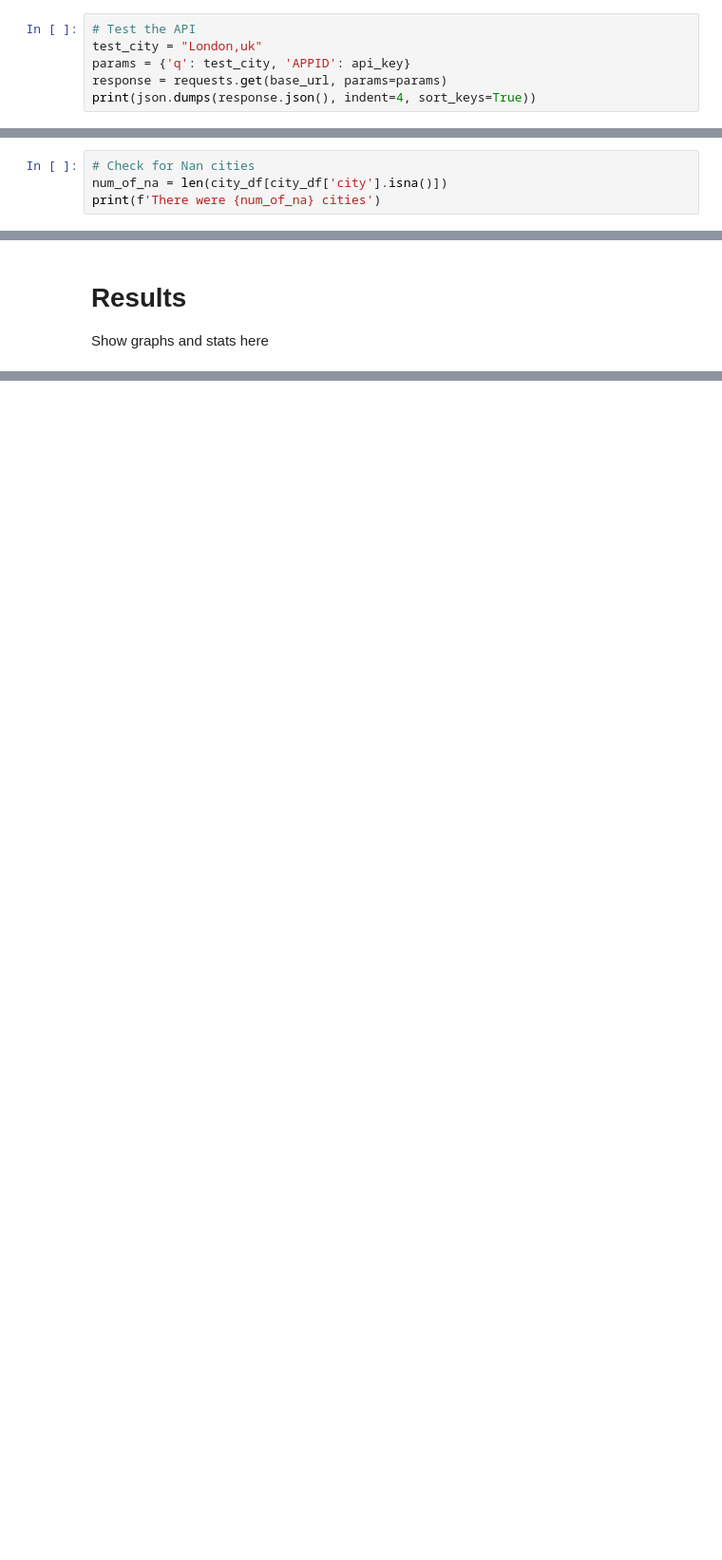
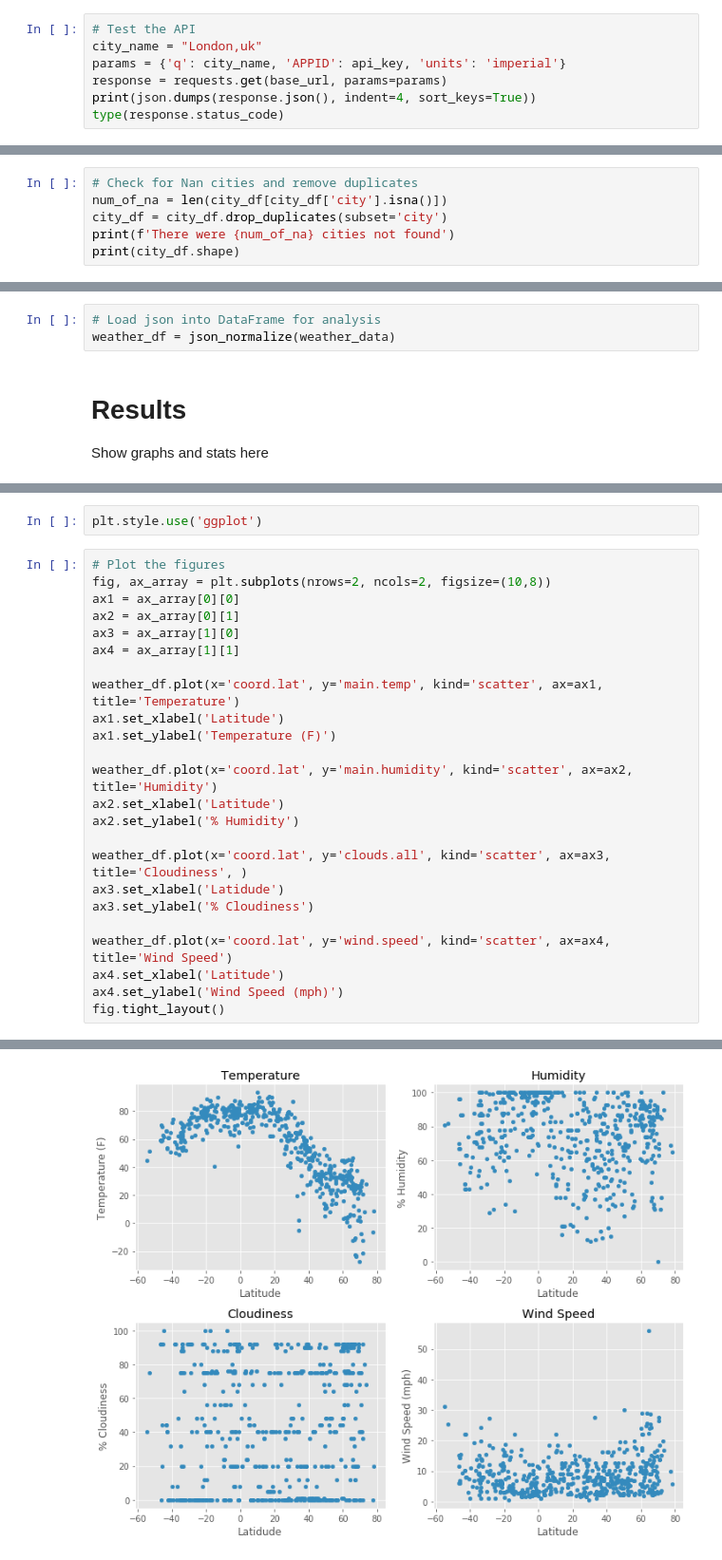
Before and after one commit to mwcooley99/WeatherPy, a Jupyter notebook: WeatherPy.ipynb, the cells around one changed output, grey strips where cells are left out. Shown at 95% size. Saved outputs shown, nothing was run; the diff lists cells and outputs as text; blank space fills up the shorter version.

```diff
--- a/WeatherPy.ipynb
+++ b/WeatherPy.ipynb
@@ -60,7 +69,8 @@ city_df.head()
 base_url = f'http://api.openweathermap.org/data/2.5/find?'
 # %%
 # Test the API
-test_city = "London,uk"
-params = {'q': test_city, 'APPID': api_key}
+city_name = "London,uk"
+params = {'q': city_name, 'APPID': api_key, 'units': 'imperial'}
 response = requests.get(base_url, params=params)
 print(json.dumps(response.json(), indent=4, sort_keys=True))
+type(response.status_code)
@@ -78,4 +114,6 @@ city_df.head()
 # %%
-# Check for Nan cities
+# Check for Nan cities and remove duplicates
 num_of_na = len(city_df[city_df['city'].isna()])
-print(f'There were {num_of_na} cities')
+city_df = city_df.drop_duplicates(subset='city')
+print(f'There were {num_of_na} cities not found')
+print(city_df.shape)
@@ -84,3 +149,6 @@ print(f'There were {num_of_na} cities')
+# %%
+# Load json into DataFrame for analysis
+weather_df = json_normalize(weather_data)
 # %% [markdown]
  # Results
  Show graphs and stats here
@@ -89,0 +155,27 @@ print(f'There were {num_of_na} cities')
+# %%
+plt.style.use('ggplot')
+# %%
+# Plot the figures
+fig, ax_array = plt.subplots(nrows=2, ncols=2, figsize=(10,8))
+ax1 = ax_array[0][0]
+ax2 = ax_array[0][1]
+ax3 = ax_array[1][0]
+ax4 = ax_array[1][1]
+
+weather_df.plot(x='coord.lat', y='main.temp', kind='scatter', ax=ax1, title='Temperature')
+ax1.set_xlabel('Latitude')
+ax1.set_ylabel('Temperature (F)')
+
+weather_df.plot(x='coord.lat', y='main.humidity', kind='scatter', ax=ax2, title='Humidity')
+ax2.set_xlabel('Latitude')
+ax2.set_ylabel('% Humidity')
+
+weather_df.plot(x='coord.lat', y='clouds.all', kind='scatter', ax=ax3, title='Cloudiness', )
+ax3.set_xlabel('Latidude')
+ax3.set_ylabel('% Cloudiness')
+
+weather_df.plot(x='coord.lat', y='wind.speed', kind='scatter', ax=ax4, title='Wind Speed')
+ax4.set_xlabel('Latitude')
+ax4.set_ylabel('Wind Speed (mph)')
+fig.tight_layout()
+# %% [output]
@@ -89,0 +194 @@ print(f'There were {num_of_na} cities')
+[figure, added]
```
Also changed, not shown: parts of 10 cells of this notebook.
